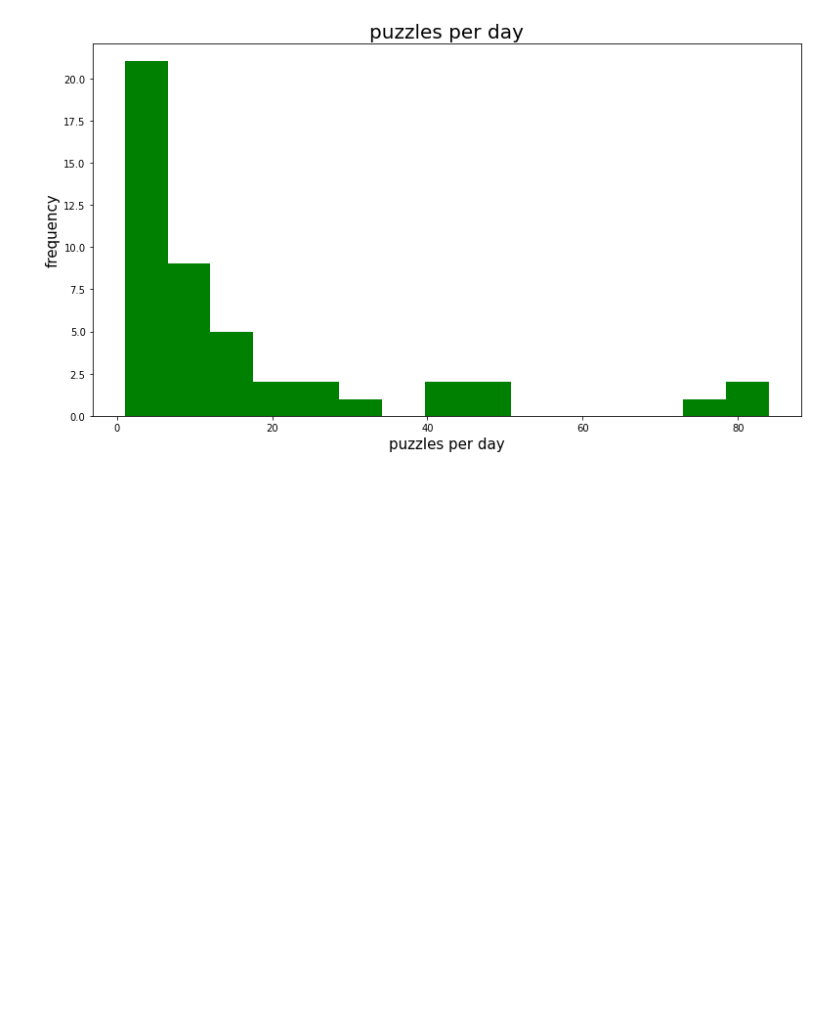
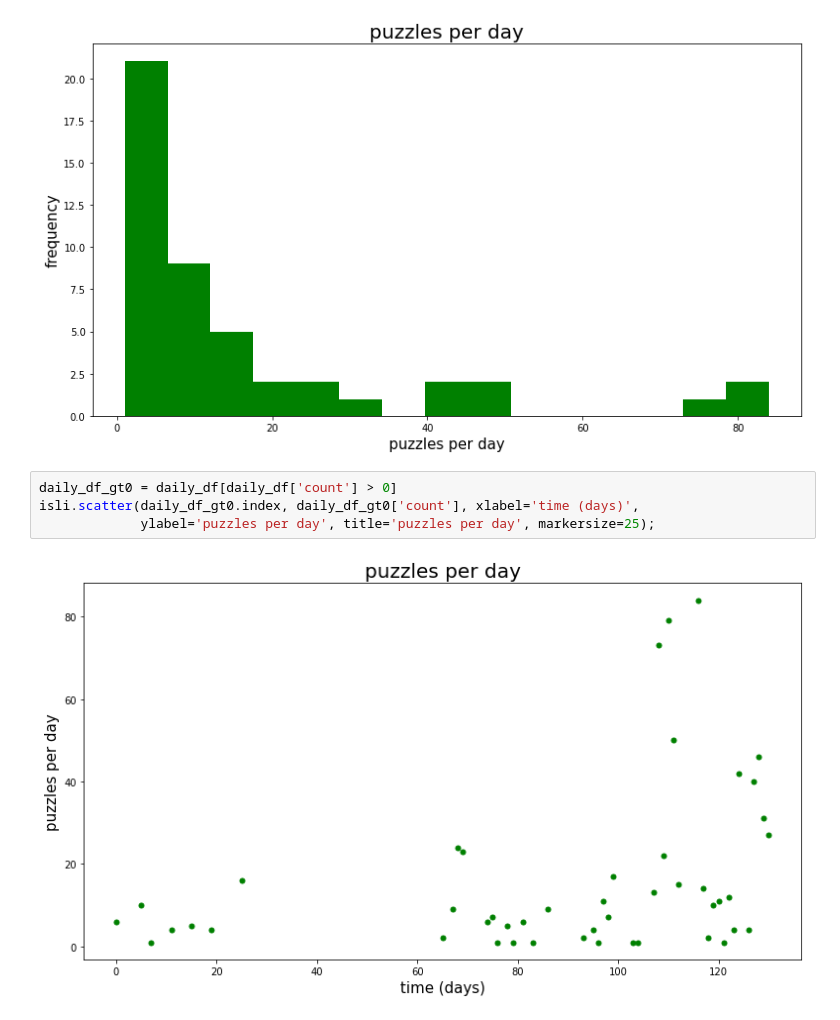
Before and after one commit to Mitchellpkt/lichess-data-viz, a Jupyter notebook: analysis.ipynb, the cells around one changed output. Drawn from its saved outputs; the diff is of its cells as text; blank space fills up the shorter version.

```diff
--- a/analysis.ipynb
+++ b/analysis.ipynb
@@ -120,4 +120,10 @@ isli.hist(daily_df['count'][daily_df['count'] > 0], bins=15, xlabel='puzzles per
           title='puzzles per day');
 # %% [output]
 [figure]
+# %%
+daily_df_gt0 = daily_df[daily_df['count'] > 0]
+isli.scatter(daily_df_gt0.index, daily_df_gt0['count'], xlabel='time (days)',
+             ylabel='puzzles per day', title='puzzles per day', markersize=25);
+# %% [output]
+[figure, added]
 # %%
```
Also changed, not shown: parts of 1 cell of this notebook.
